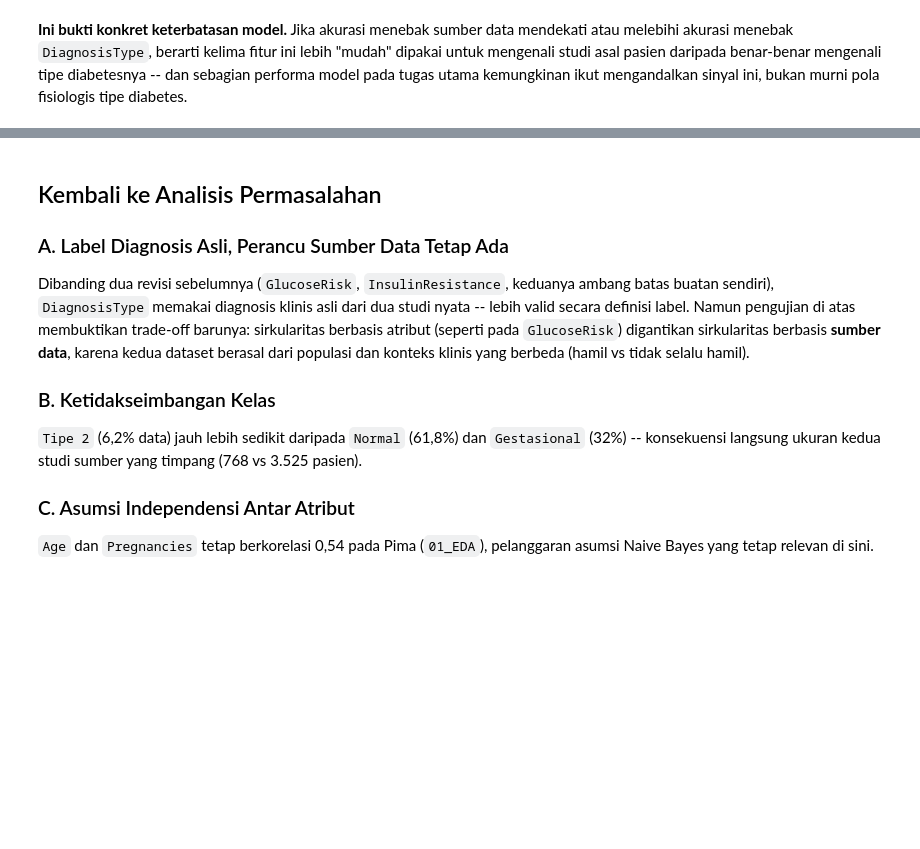
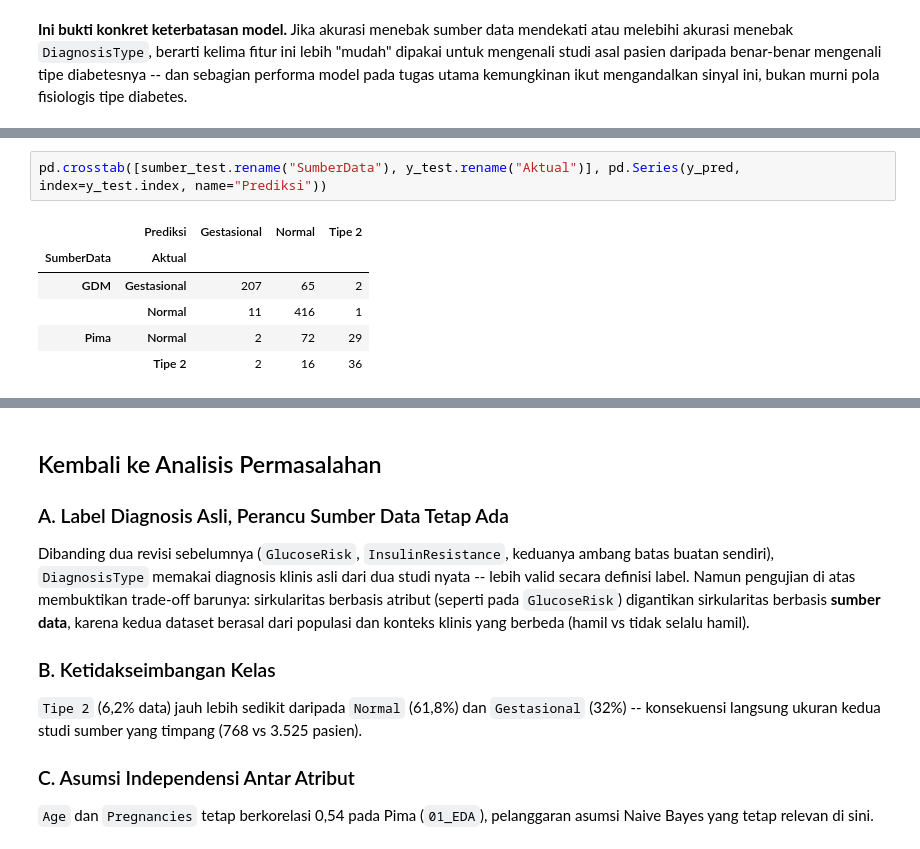
Before and after one commit to maniikambara/diabetes-risk-gnb, a Jupyter notebook: notebooks/04_Evaluation.ipynb, the cells around one changed output, grey strips where cells are left out. Drawn from its saved outputs; the diff is of its cells as text; blank space fills up the shorter version.

```diff
--- a/notebooks/04_Evaluation.ipynb
+++ b/notebooks/04_Evaluation.ipynb
@@ -133,0 +245,9 @@ ini, bukan murni pola fisiologis tipe diabetes.
+# %%
+pd.crosstab([sumber_test.rename("SumberData"), y_test.rename("Aktual")], pd.Series(y_pred, index=y_test.index, name="Prediksi"))
+# %% [output]
+|  | Prediksi | Gestasional | Normal | Tipe 2 |
+| SumberData | Aktual |  |  |  |
+| GDM | Gestasional | 207 | 65 | 2 |
+|  | Normal | 11 | 416 | 1 |
+| Pima | Normal | 2 | 72 | 29 |
+|  | Tipe 2 | 2 | 16 | 36 |
```
Also changed, not shown: parts of 18 cells of this notebook, 19 other files.
